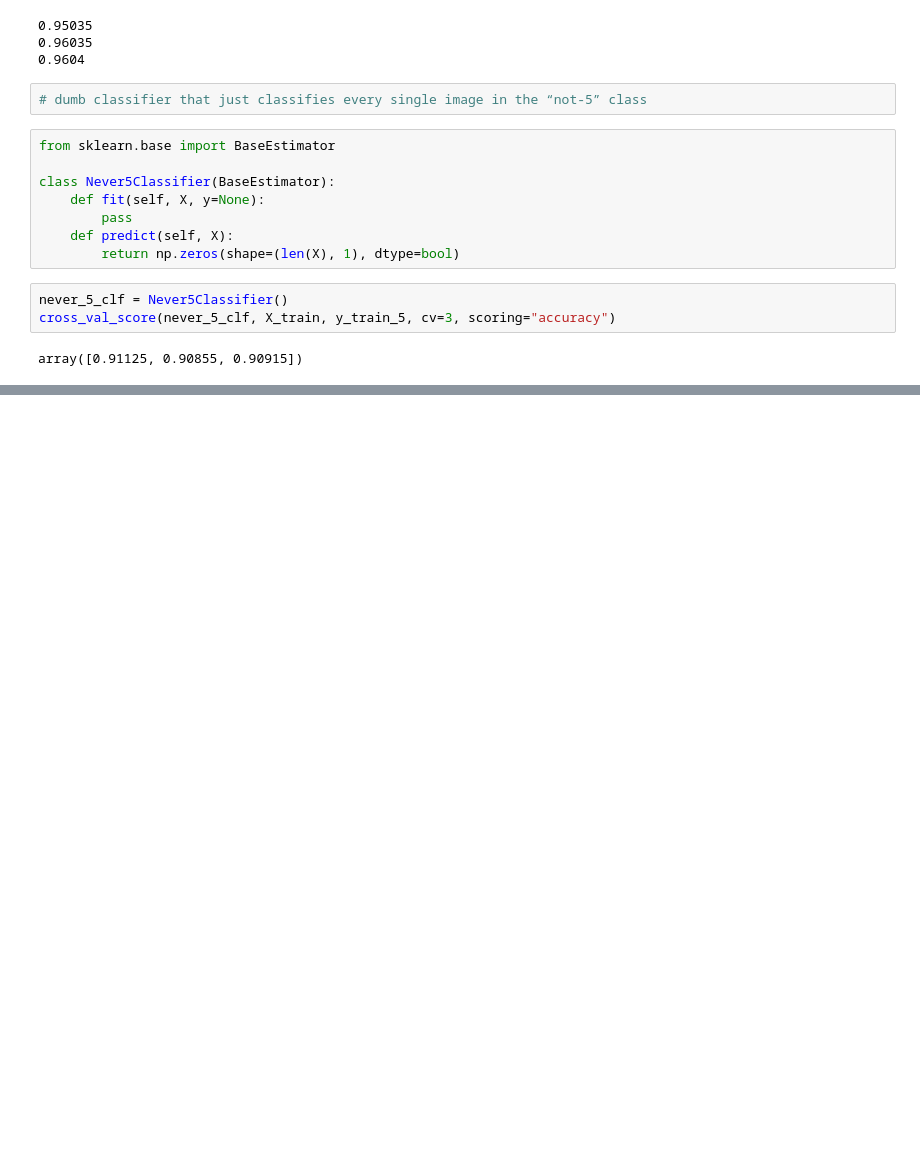
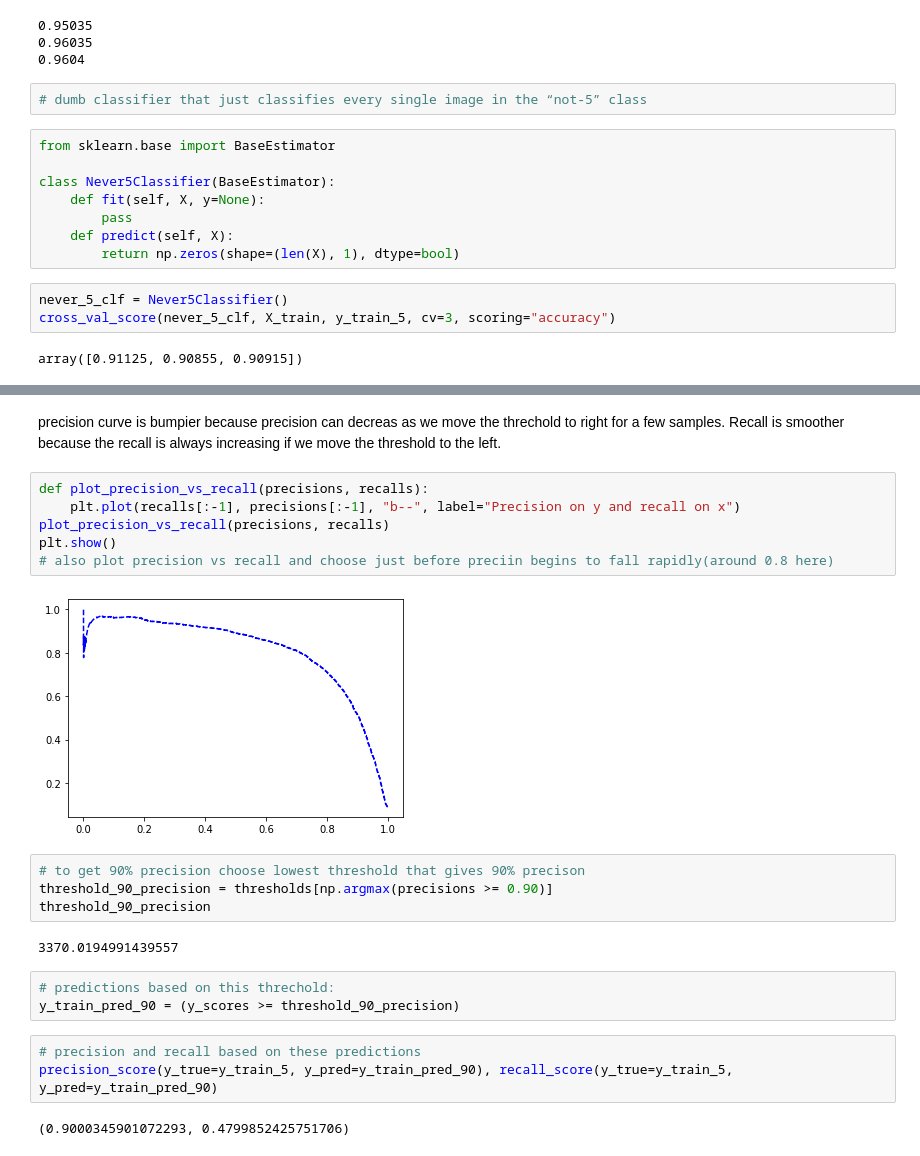
Before and after one commit to Richish/hands_on_ml, a Jupyter notebook: 3_classification.ipynb, the cells around one changed output, grey strips where cells are left out. Saved outputs shown, nothing was run; the diff lists cells and outputs as text; blank space fills up the shorter version.

```diff
--- a/3_classification.ipynb
+++ b/3_classification.ipynb
@@ -139,0 +220,25 @@ array([0.91125, 0.90855, 0.90915])
+# %% [markdown]
+precision curve is bumpier because precision can decreas as we move the threchold to right for a few samples.
+Recall is smoother because the recall is always increasing if we move the threshold to the left.
+# %%
+def plot_precision_vs_recall(precisions, recalls):
+    plt.plot(recalls[:-1], precisions[:-1], "b--", label="Precision on y and recall on x")
+plot_precision_vs_recall(precisions, recalls)
+plt.show()
+# also plot precision vs recall and choose just before preciin begins to fall rapidly(around 0.8 here)
+# %% [output]
+[figure, added]
+# %%
+# to get 90% precision choose lowest threshold that gives 90% precison
+threshold_90_precision = thresholds[np.argmax(precisions >= 0.90)]
+threshold_90_precision
+# %% [output]
+3370.0194991439557
+# %%
+# predictions based on this threchold:
+y_train_pred_90 = (y_scores >= threshold_90_precision)
+# %%
+# precision and recall based on these predictions
+precision_score(y_true=y_train_5, y_pred=y_train_pred_90), recall_score(y_true=y_train_5, y_pred=y_train_pred_90)
+# %% [output]
+(0.9000345901072293, 0.4799852425751706)
```
Also changed, not shown: parts of 24 cells of this notebook.
